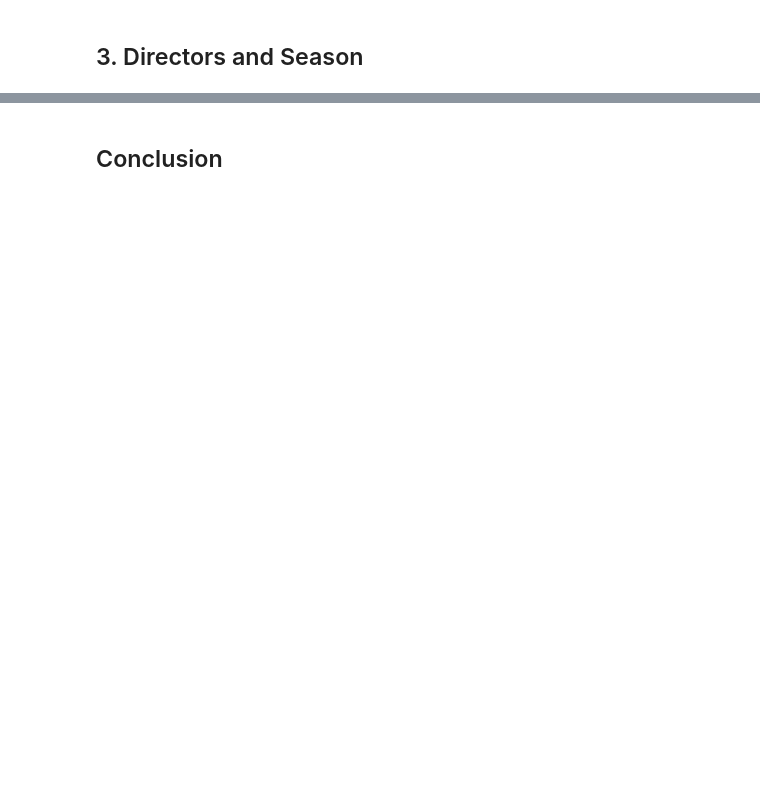
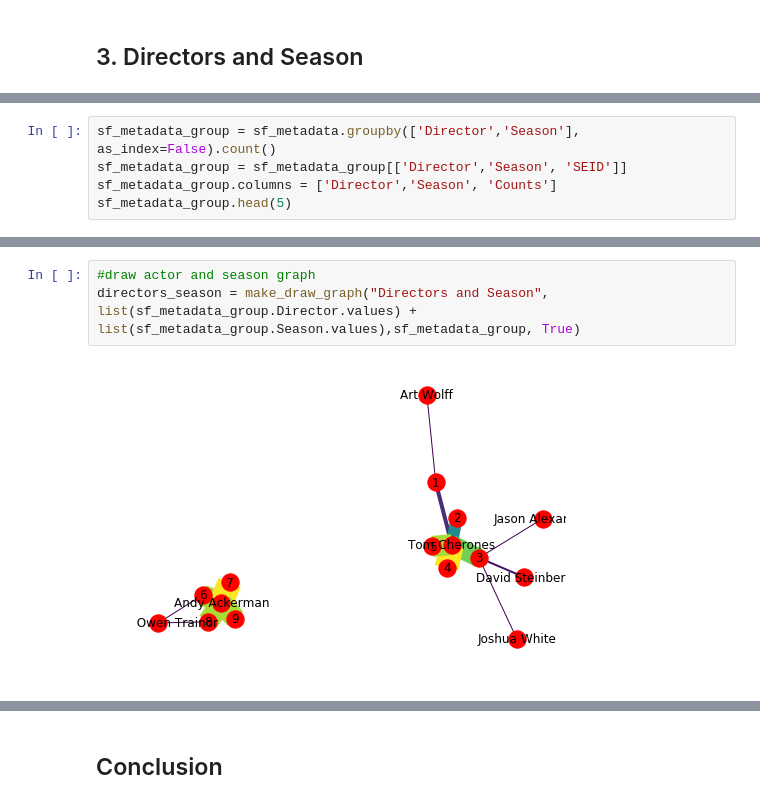
Before and after one commit to wwells/CUNY_DATA_620_GROUP, a Jupyter notebook: Final_Project/Seinfeld_SNA.ipynb, the cells around one changed output, grey strips where cells are left out. Saved outputs shown, nothing was run; the diff lists cells and outputs as text; blank space fills up the shorter version.

Commit message:
Update - writers and directors.
Almost a complete skeleton of the basics.

```diff
--- a/Final_Project/Seinfeld_SNA.ipynb
+++ b/Final_Project/Seinfeld_SNA.ipynb
@@ -490,0 +384,5 @@ show_island_graphs(character_scene_island,5,True)
+# %%
+sf_metadata_group = sf_metadata.groupby(['Director','Season'], as_index=False).count()
+sf_metadata_group = sf_metadata_group[['Director','Season', 'SEID']]
+sf_metadata_group.columns = ['Director','Season', 'Counts']
+sf_metadata_group.head(5)
@@ -490,0 +396,5 @@ show_island_graphs(character_scene_island,5,True)
+# %%
+#draw actor and season graph
+directors_season = make_draw_graph("Directors and Season", list(sf_metadata_group.Director.values) + list(sf_metadata_group.Season.values),sf_metadata_group, True)
+# %% [output]
+[figure, added]
```
Also changed, not shown: parts of 54 cells of this notebook.
